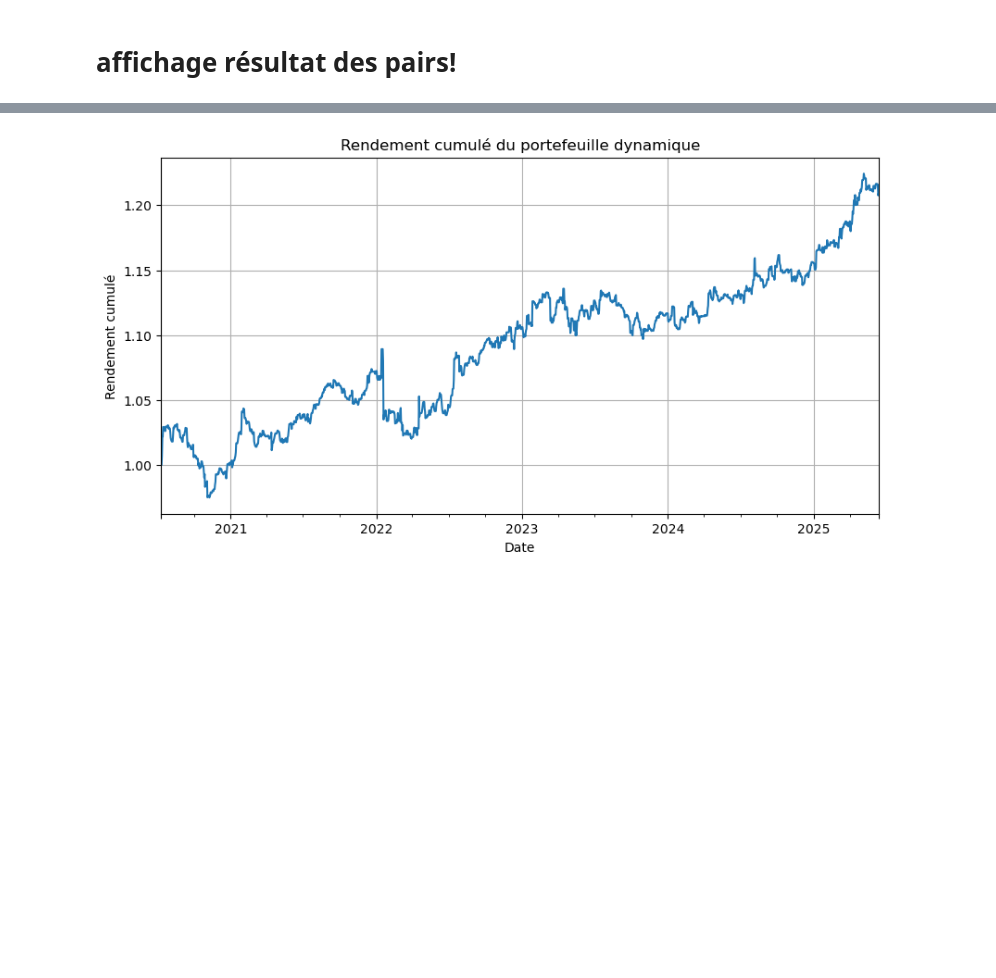
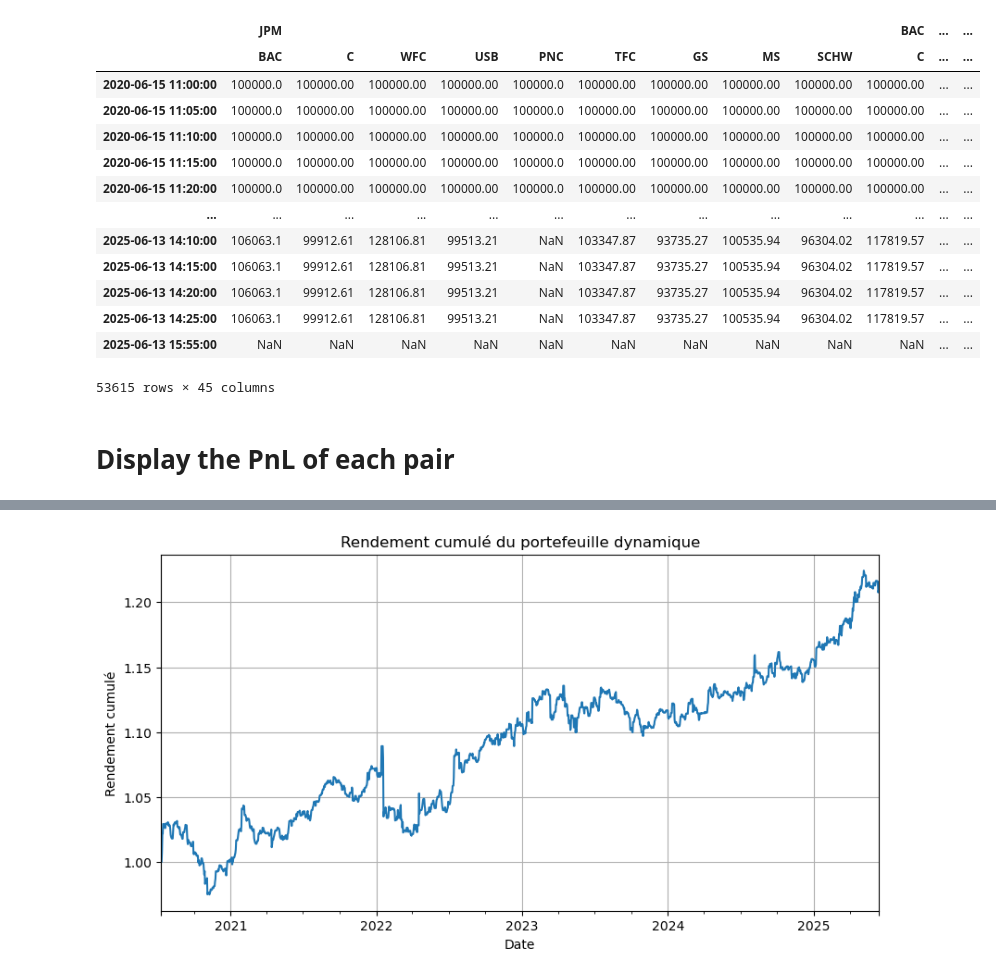
Before and after one commit to aubejay22/stat_arb, a Jupyter notebook: main.ipynb, the cells around one changed output, grey strips where cells are left out. Drawn from its saved outputs; the diff is of its cells as text; code cells hidden in the pictures; blank space fills up the shorter version.

```diff
--- a/main.ipynb
+++ b/main.ipynb
@@ -193,5 +81,50 @@ See scipy.optimize.fmin_slsqp for code meaning.
+# %%
+from portfolio_pair.backtest_multipair import PortfolioBacktest
+from single_pair.dependence_modeling import *
+
+
+
+symbols = ['JPM', 'BAC', 'C', 'WFC', 'USB',
+           'PNC', 'TFC', 'GS', 'MS', 'SCHW']
+
+params_config = dict(
+    training_day=3,
+    trading_day=1,
+    trade_condition=0.99,
+    statistical_model=CopuleGarch,
+    profit_target=0,
+    edge_buffer=18
+    )
+
+
+
+backtest = PortfolioBacktest(
+    stocks=symbols,
+    df=df_wide,
+    fees=0,
+    params=params_config,
+    nom_fichier_result='resultat2'
+)
+
+
+backtest.run()
+# %% [output]
+|  | JPM |  |  |  |  |  |  |  |  | BAC | ... | ... |
+|  | BAC | C | WFC | USB | PNC | TFC | GS | MS | SCHW | C | ... | ... |
+| 2020-06-15 11:00:00 | 100000.0 | 100000.00 | 100000.00 | 100000.00 | 100000.0 | 100000.00 | 100000.00 | 100000.00 | 100000.00 | 100000.00 | ... | ... |
+| 2020-06-15 11:05:00 | 100000.0 | 100000.00 | 100000.00 | 100000.00 | 100000.0 | 100000.00 | 100000.00 | 100000.00 | 100000.00 | 100000.00 | ... | ... |
+| 2020-06-15 11:10:00 | 100000.0 | 100000.00 | 100000.00 | 100000.00 | 100000.0 | 100000.00 | 100000.00 | 100000.00 | 100000.00 | 100000.00 | ... | ... |
+| 2020-06-15 11:15:00 | 100000.0 | 100000.00 | 100000.00 | 100000.00 | 100000.0 | 100000.00 | 100000.00 | 100000.00 | 100000.00 | 100000.00 | ... | ... |
+| 2020-06-15 11:20:00 | 100000.0 | 100000.00 | 100000.00 | 100000.00 | 100000.0 | 100000.00 | 100000.00 | 100000.00 | 100000.00 | 100000.00 | ... | ... |
+| ... | ... | ... | ... | ... | ... | ... | ... | ... | ... | ... | ... | ... |
+| 2025-06-13 14:10:00 | 106063.1 | 99912.61 | 128106.81 | 99513.21 | NaN | 103347.87 | 93735.27 | 100535.94 | 96304.02 | 117819.57 | ... | ... |
+| 2025-06-13 14:15:00 | 106063.1 | 99912.61 | 128106.81 | 99513.21 | NaN | 103347.87 | 93735.27 | 100535.94 | 96304.02 | 117819.57 | ... | ... |
+| 2025-06-13 14:20:00 | 106063.1 | 99912.61 | 128106.81 | 99513.21 | NaN | 103347.87 | 93735.27 | 100535.94 | 96304.02 | 117819.57 | ... | ... |
+| 2025-06-13 14:25:00 | 106063.1 | 99912.61 | 128106.81 | 99513.21 | NaN | 103347.87 | 93735.27 | 100535.94 | 96304.02 | 117819.57 | ... | ... |
+| 2025-06-13 15:55:00 | NaN | NaN | NaN | NaN | NaN | NaN | NaN | NaN | NaN | NaN | ... | ... |
+53615 rows × 45 columns
 # %% [markdown]
-# affichage résultat des pairs!
+# Display the PnL of each pair
 # %%
 import pandas as pd
 import matplotlib.pyplot as plt
```
Also changed, not shown: parts of 19 cells of this notebook.
